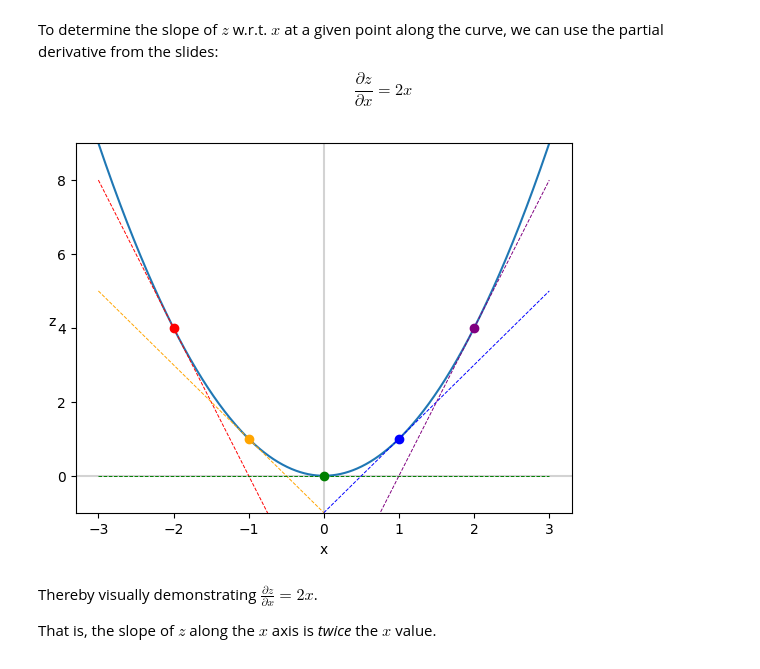
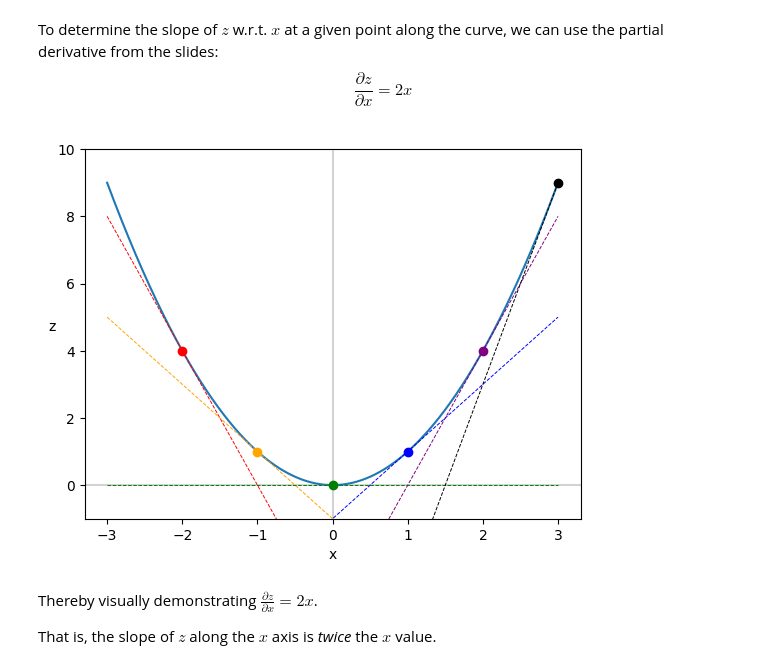
Before and after one commit to darstech/ML-Foundation, a Jupyter notebook: notebooks/4_calculus_ii.ipynb, the cells around one changed output. Saved outputs shown, nothing was run; the diff lists cells and outputs as text; code cells hidden in the pictures.

```diff
--- a/notebooks/4_calculus_ii.ipynb
+++ b/notebooks/4_calculus_ii.ipynb
@@ -48,10 +49,10 @@ def delz_delx(my_x, my_y):  # y isn't relevant for *this* partial derivative; it
   return 2*my_x
 # %%
 # Let's study the slope at 5 specific points
-x_samples = [-2, -1, 0, 1, 2]
+x_samples = [-2, -1, 0, 1, 2, 3]
 
 # Assign specific color to those 5 points
-colors = ['red', 'orange', 'green', 'blue', 'purple']
+colors = ['red', 'orange', 'green', 'blue', 'purple', 'black']
 # %%
 def point_and_tangent_wrt_x(my_xs, my_x, my_y, my_f, fprime, col):
 
@@ -66,17 +67,17 @@ def point_and_tangent_wrt_x(my_xs, my_x, my_y, my_f, fprime, col):
 # %%
 fig, ax = plt.subplots()
 plt.axvline(x=0, color='lightgray')
 plt.axhline(y=0, color='lightgray')
 
 for i, x in enumerate(x_samples):
   point_and_tangent_wrt_x(xs, x, 0, f, delz_delx, colors[i])
 
-plt.ylim([-1, 9])
+plt.ylim([-1, 10])
 plt.xlabel('x')
 plt.ylabel('z', rotation=0)
 _ = ax.plot(xs, zs_wrt_x)
 # %% [output]
-[figure, old version]
+[figure, new version]
 # %% [markdown]
 Thereby visually demonstrating $\frac{\partial z}{\partial x} = 2x$.
 
```
Also changed, not shown: parts of 53 cells of this notebook.
